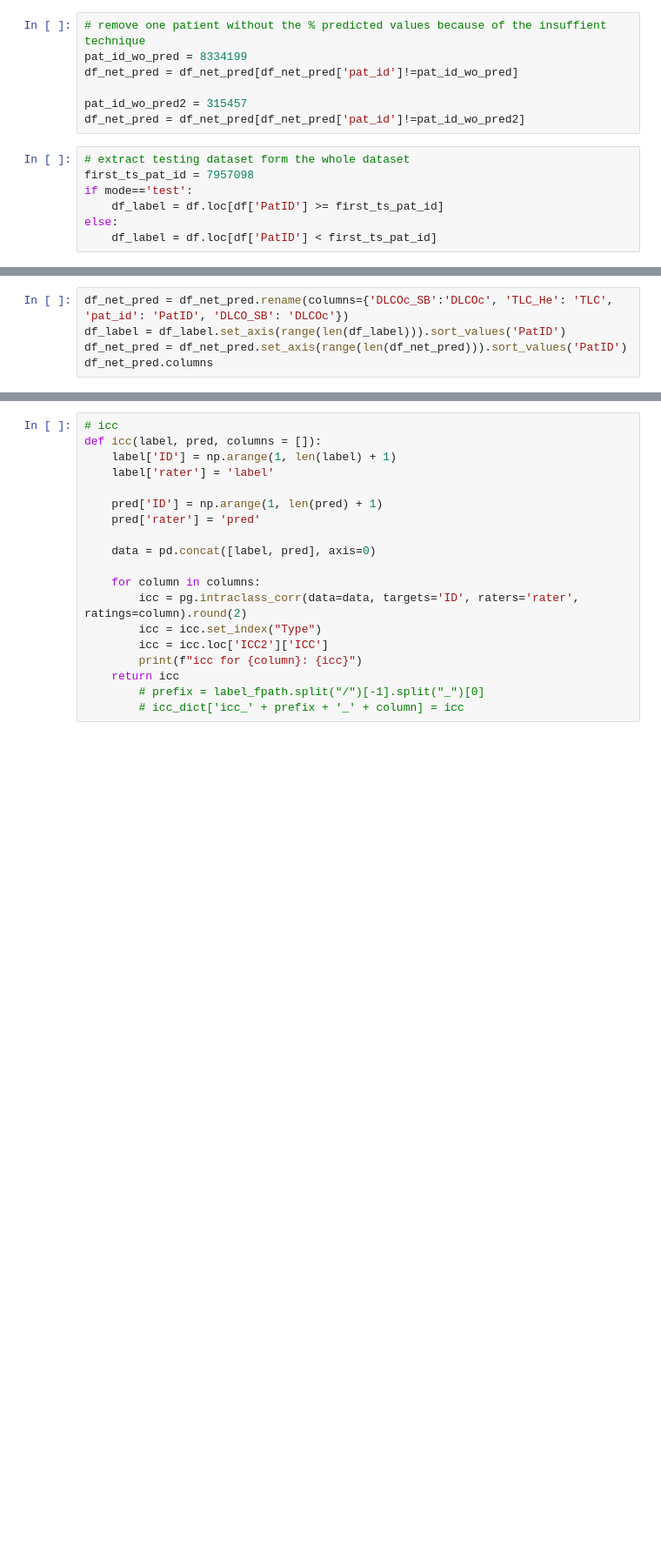
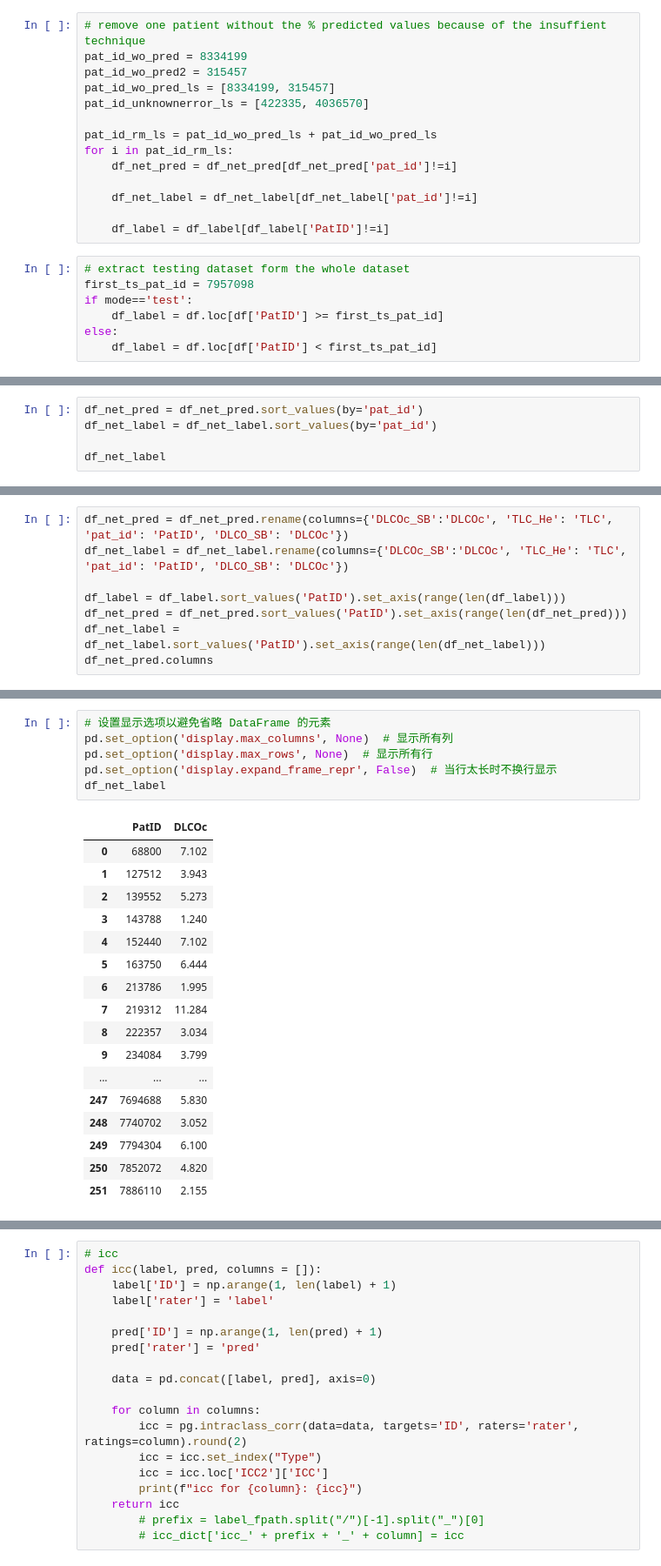
Before and after one commit to Jingnan-Jia/PFT_estimation, a Jupyter notebook: lung_function/scripts/jupyter_notebooks/calculate_reference.ipynb, the cells around one changed output, grey strips where cells are left out. Shown at 87% size. Cells and saved outputs as stored; diff of their text form; blank space fills up the shorter version.

```diff
--- a/lung_function/scripts/jupyter_notebooks/calculate_reference.ipynb
+++ b/lung_function/scripts/jupyter_notebooks/calculate_reference.ipynb
@@ -33,10 +60,17 @@ df_net_pred = pd.read_csv(net_pred_fpath)
 # %%
 # remove one patient without the % predicted values because of the insuffient technique
 pat_id_wo_pred = 8334199
-df_net_pred = df_net_pred[df_net_pred['pat_id']!=pat_id_wo_pred]
+pat_id_wo_pred2 = 315457
+pat_id_wo_pred_ls = [8334199, 315457]
+pat_id_unknownerror_ls = [422335, 4036570]
 
-pat_id_wo_pred2 = 315457
-df_net_pred = df_net_pred[df_net_pred['pat_id']!=pat_id_wo_pred2]
+pat_id_rm_ls = pat_id_wo_pred_ls + pat_id_wo_pred_ls
+for i in pat_id_rm_ls:
+    df_net_pred = df_net_pred[df_net_pred['pat_id']!=i]
+
+    df_net_label = df_net_label[df_net_label['pat_id']!=i]
+
+    df_label = df_label[df_label['PatID']!=i]
 # %%
 # extract testing dataset form the whole dataset
 first_ts_pat_id = 7957098
@@ -62,0 +81,5 @@ df_net_pred
+# %%
+df_net_pred = df_net_pred.sort_values(by='pat_id')
+df_net_label = df_net_label.sort_values(by='pat_id')
+
+df_net_label
@@ -63,6 +100,9 @@ df_net_pred
 # %%
 df_net_pred = df_net_pred.rename(columns={'DLCOc_SB':'DLCOc', 'TLC_He': 'TLC', 'pat_id': 'PatID', 'DLCO_SB': 'DLCOc'})
-df_label = df_label.set_axis(range(len(df_label))).sort_values('PatID')
-df_net_pred = df_net_pred.set_axis(range(len(df_net_pred))).sort_values('PatID')
+df_net_label = df_net_label.rename(columns={'DLCOc_SB':'DLCOc', 'TLC_He': 'TLC', 'pat_id': 'PatID', 'DLCO_SB': 'DLCOc'})
+
+df_label = df_label.sort_values('PatID').set_axis(range(len(df_label)))
+df_net_pred = df_net_pred.sort_values('PatID').set_axis(range(len(df_net_pred)))
+df_net_label = df_net_label.sort_values('PatID').set_axis(range(len(df_net_label)))
 df_net_pred.columns
 # %% [output]
@@ -70 +110,25 @@ Index(['PatID', 'FVC', 'DLCOc', 'FEV1', 'TLC', 'ID', 'rater'], dtype='object')
+# %%
+# 设置显示选项以避免省略 DataFrame 的元素
+pd.set_option('display.max_columns', None)  # 显示所有列
+pd.set_option('display.max_rows', None)  # 显示所有行
+pd.set_option('display.expand_frame_repr', False)  # 当行太长时不换行显示
+df_net_label
+# %% [output]
+|  | PatID | DLCOc |
+| 0 | 68800 | 7.102 |
+| 1 | 127512 | 3.943 |
+| 2 | 139552 | 5.273 |
+| 3 | 143788 | 1.240 |
+| 4 | 152440 | 7.102 |
+| 5 | 163750 | 6.444 |
+| 6 | 213786 | 1.995 |
+| 7 | 219312 | 11.284 |
+| 8 | 222357 | 3.034 |
+| 9 | 234084 | 3.799 |
+| ... | ... | ... |
+| 247 | 7694688 | 5.830 |
+| 248 | 7740702 | 3.052 |
+| 249 | 7794304 | 6.100 |
+| 250 | 7852072 | 4.820 |
+| 251 | 7886110 | 2.155 |
 # %%
```
Also changed, not shown: parts of 8 cells of this notebook, 13 other files.
